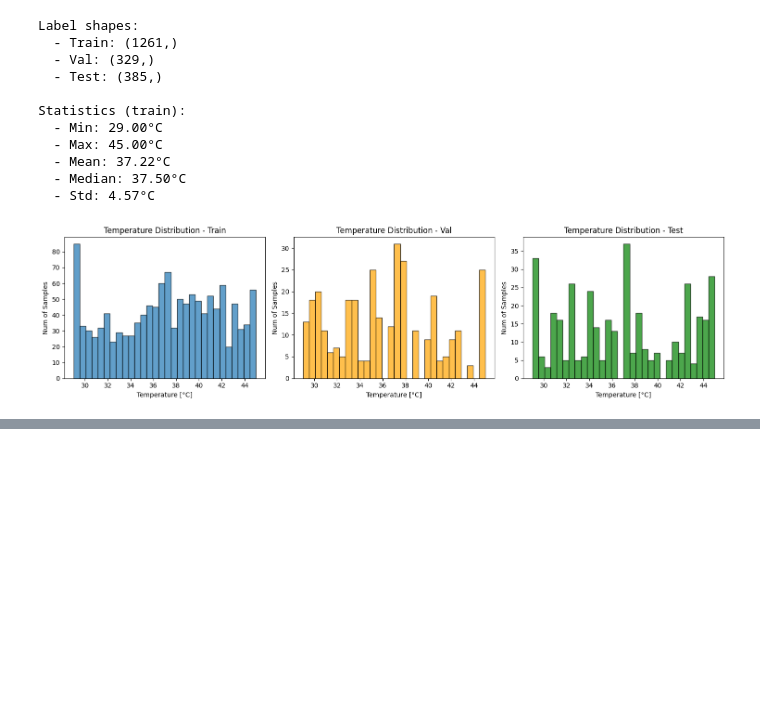
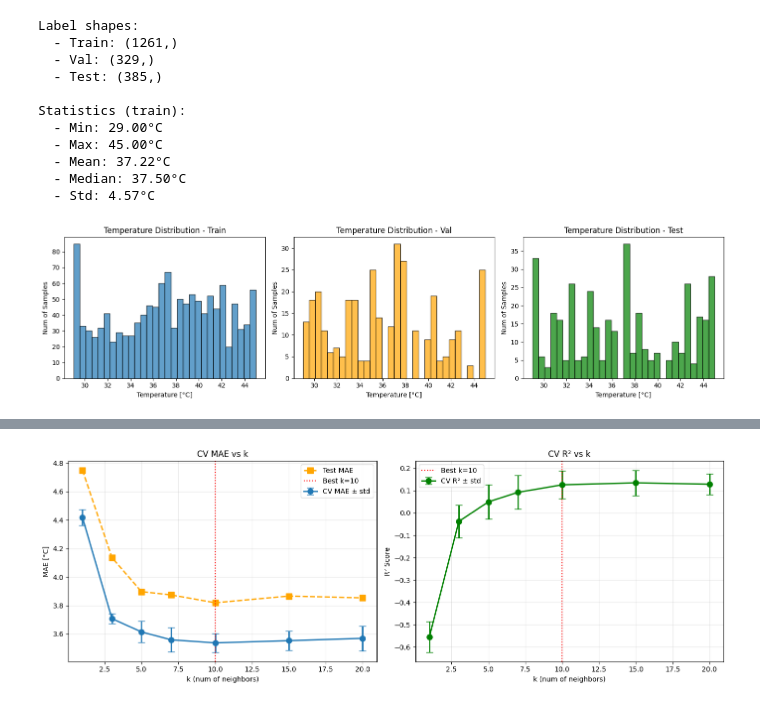
Before and after one commit to MartynaSokolowska/vibro-ml-v1, a Jupyter notebook: notebooks/baselines/naive_regression.ipynb, the cells around one changed output, grey strips where cells are left out. Drawn from its saved outputs; the diff is of its cells as text; code cells hidden in the pictures; blank space fills up the shorter version.

Commit message:
use cross validation for knn in baselines

```diff
--- a/notebooks/baselines/naive_regression.ipynb
+++ b/notebooks/baselines/naive_regression.ipynb
@@ -235,37 +255,92 @@ if mode == 'regression':
 # %%
 print("KNN REGRESSOR - VARIOUS K VALUES")
+
+kf = KFold(n_splits=5, shuffle=True, random_state=42)
 k_values = [1, 3, 5, 7, 10, 15, 20]
 knn_results = []
+
 for k in k_values:
-    knn = KNeighborsRegressor(n_neighbors=k)
-    knn.fit(X_train, y_train_feat)
-    pred_test = knn.predict(X_test)
-    knn_results.append({'k': k, 'MSE': mean_squared_error(y_test_feat, pred_test), 'MAE': mean_absolute_error(y_test_feat, pred_test), 'RMSE': np.sqrt(mean_squared_error(y_test_feat, pred_test)), 'R2': r2_score(y_test_feat, pred_test)})
+    knn_pipeline = Pipeline([
+        ('scaler', StandardScaler()),
+        ('knn', KNeighborsRegressor(n_neighbors=k))
+    ])
+    cv_scores_mae = cross_val_score(
+    knn_pipeline, X_train, y_train_feat,
+    cv=kf,
+    scoring='neg_mean_absolute_error',
+    n_jobs=-1
+    )
+    cv_scores_r2 = cross_val_score(
+    knn_pipeline, X_train, y_train_feat,
+    cv=kf,
+    scoring='r2',
+    n_jobs=-1
+    )
+    knn_pipeline.fit(X_train, y_train_feat)
+    pred_test = knn_pipeline.predict(X_test)
+
+    knn_results.append({
+        'k': k,
+        'CV_MAE_mean': -cv_scores_mae.mean(),
+        'CV_MAE_std': cv_scores_mae.std(),
+        'CV_R2_mean': cv_scores_r2.mean(),
+        'CV_R2_std': cv_scores_r2.std(),
+        'Test_MAE': mean_absolute_error(y_test_feat, pred_test),
+        'Test_RMSE': np.sqrt(mean_squared_error(y_test_feat, pred_test)),
+        'Test_R2': r2_score(y_test_feat, pred_test)
+    })
+
 knn_df = pd.DataFrame(knn_results)
 print("\n" + knn_df.to_string(index=False))
-best_k = knn_df.loc[knn_df['MAE'].idxmin(), 'k']
-print(f"\nBest k (MAE): {int(best_k)}")
-print(f"Best MAE: {knn_df['MAE'].min():.4f}°C")
+
+best_k = knn_df.loc[knn_df['CV_MAE_mean'].idxmin(), 'k']
+print(f"\nBest k (CV MAE): {int(best_k)}")
+print(f"  CV MAE:  {knn_df.loc[knn_df['CV_MAE_mean'].idxmin(), 'CV_MAE_mean']:.4f} "
+      f"± {knn_df.loc[knn_df['CV_MAE_mean'].idxmin(), 'CV_MAE_std']:.4f}°C")
+print(f"  Test MAE: {knn_df.loc[knn_df['CV_MAE_mean'].idxmin(), 'Test_MAE']:.4f}°C")
+
 fig, axes = plt.subplots(1, 2, figsize=(14, 5))
-axes[0].plot(knn_df['k'], knn_df['MAE'], marker='o', linewidth=2, markersize=8)
+
+axes[0].errorbar(knn_df['k'], knn_df['CV_MAE_mean'],
+                 yerr=knn_df['CV_MAE_std'],
+                 marker='o', linewidth=2, markersize=8,
+                 capsize=5, label='CV MAE ± std')
+axes[0].plot(knn_df['k'], knn_df['Test_MAE'],
+             marker='s', linewidth=2, linestyle='--',
+             markersize=8, color='orange', label='Test MAE')
+axes[0].axvline(x=best_k, color='red', linestyle=':', label=f'Best k={int(best_k)}')
 axes[0].set_xlabel('k (num of neighbors)')
 axes[0].set_ylabel('MAE [°C]')
-axes[0].set_title('MAE vs. k')
+axes[0].set_title('CV MAE vs k')
+axes[0].legend()
 axes[0].grid(True, alpha=0.3)
-axes[1].plot(knn_df['k'], knn_df['R2'], marker='o', linewidth=2, markersize=8, color='green')
+
+axes[1].errorbar(knn_df['k'], knn_df['CV_R2_mean'],
+                 yerr=knn_df['CV_R2_std'],
+                 marker='o', linewidth=2, markersize=8,
+                 capsize=5, color='green', label='CV R² ± std')
+axes[1].axvline(x=best_k, color='red', linestyle=':', label=f'Best k={int(best_k)}')
 axes[1].set_xlabel('k (num of neighbors)')
 axes[1].set_ylabel('R² Score')
-axes[1].set_title('R² vs. k')
+axes[1].set_title('CV R² vs k')
+axes[1].legend()
 axes[1].grid(True, alpha=0.3)
+
 plt.tight_layout()
-plt.savefig('../../results/baselines/knn_k_analysis.png', dpi=150, bbox_inches='tight')
+plt.savefig('../../results/baselines/knn_cv_analysis.png', dpi=150, bbox_inches='tight')
 plt.show()
-best_knn = KNeighborsRegressor(n_neighbors=int(best_k))
+
+best_knn = Pipeline([
+    ('scaler', StandardScaler()),
+    ('knn', KNeighborsRegressor(n_neighbors=int(best_k)))
+])
 best_knn.fit(X_train, y_train_feat)
 knn_pred_test = best_knn.predict(X_test)
+
 plt.figure(figsize=(8, 6))
 plt.scatter(y_test_feat, knn_pred_test, alpha=0.5, s=10)
-plt.plot([y_test_feat.min(), y_test_feat.max()], [y_test_feat.min(), y_test_feat.max()], 'r--', lw=2)
+plt.plot([y_test_feat.min(), y_test_feat.max()],
+         [y_test_feat.min(), y_test_feat.max()], 'r--', lw=2)
 plt.xlabel('Real temperature [°C]')
 plt.ylabel('Predicted temperature [°C]')
 plt.title(f'KNN (k={int(best_k)}) - Test Set')
@@ -273,3 +348,4 @@ plt.grid(True, alpha=0.3)
 plt.tight_layout()
 plt.savefig('../../results/baselines/knn_best_predictions.png', dpi=150, bbox_inches='tight')
 plt.show()
+# %% [output]
@@ -275,0 +366 @@ plt.show()
+[figure, added]
```
Also changed, not shown: parts of 5 cells of this notebook.
